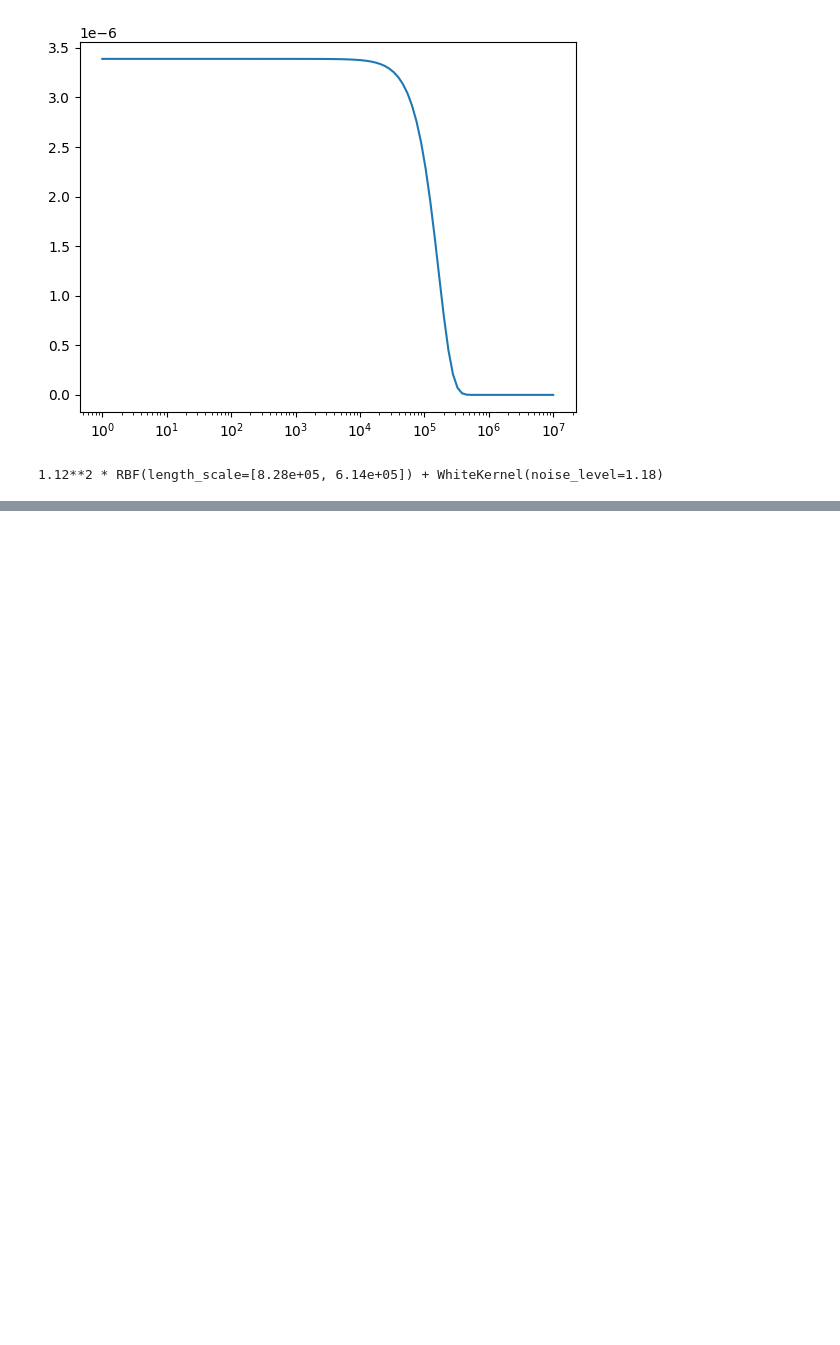
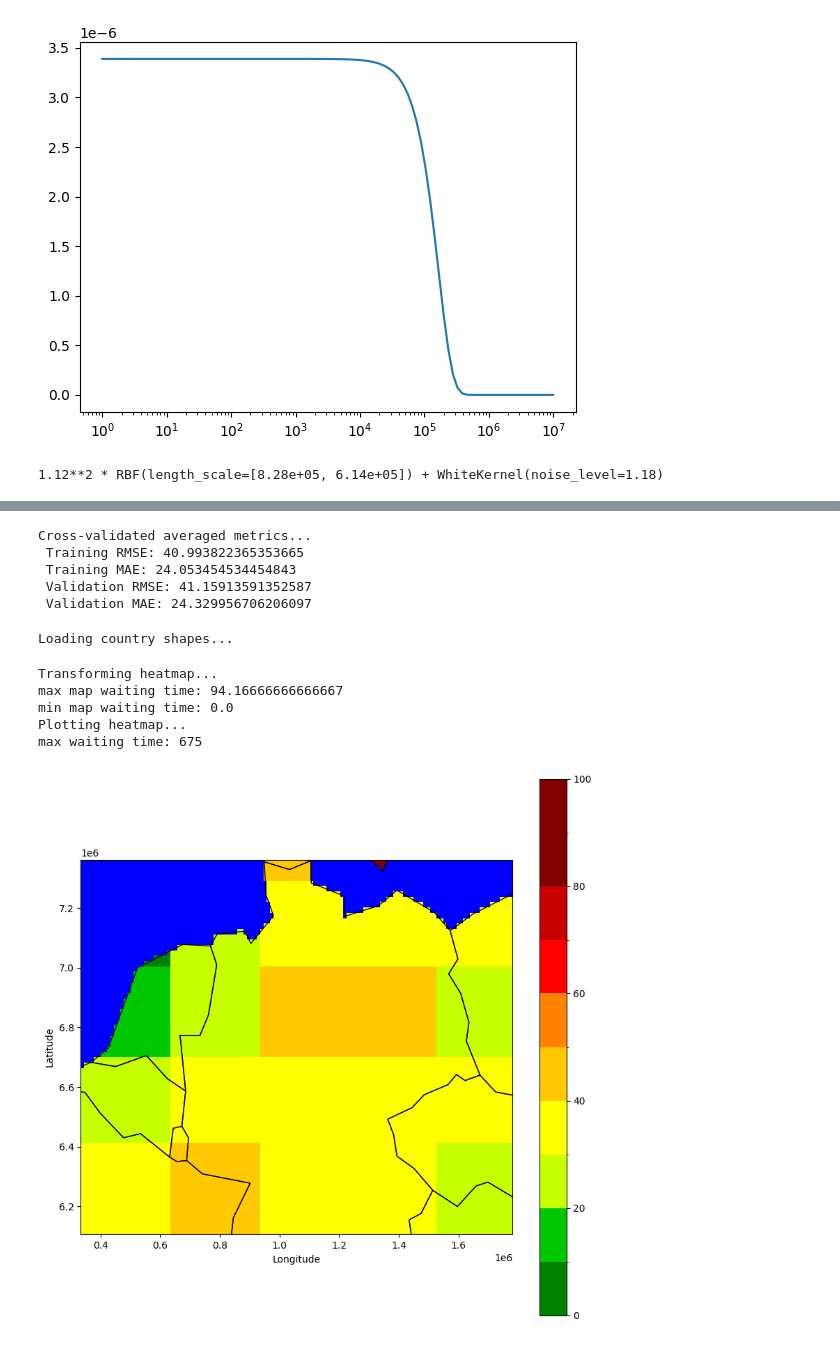
Before and after one commit to Hitchwiki/hitchmap-data, a Jupyter notebook: visualization/predictors/experimental.ipynb, the cells around one changed output, grey strips where cells are left out. Saved outputs shown, nothing was run; the diff lists cells and outputs as text; code cells hidden in the pictures; blank space fills up the shorter version.

```diff
--- a/visualization/predictors/experimental.ipynb
+++ b/visualization/predictors/experimental.ipynb
@@ -63,0 +126,17 @@ gp.kernel_
+# %%
+tiles_model = Tiles(region=region)
+tiles_model = evaluate_cv(estimator=tiles_model, X=points[["lon", "lat"]].values, y=points["wait"])
+map_from_model(tiles_model, region=region)
+# %% [output]
+Cross-validated averaged metrics...
+ Training RMSE: 40.993822365353665
+ Training MAE: 24.053454534454843
+ Validation RMSE: 41.15913591352587
+ Validation MAE: 24.329956706206097
+Loading country shapes...
+Transforming heatmap...
+max map waiting time: 94.16666666666667
+min map waiting time: 0.0
+Plotting heatmap...
+max waiting time: 675
+[figure, added]
```
Also changed, not shown: parts of 6 cells of this notebook, 4 other files.
